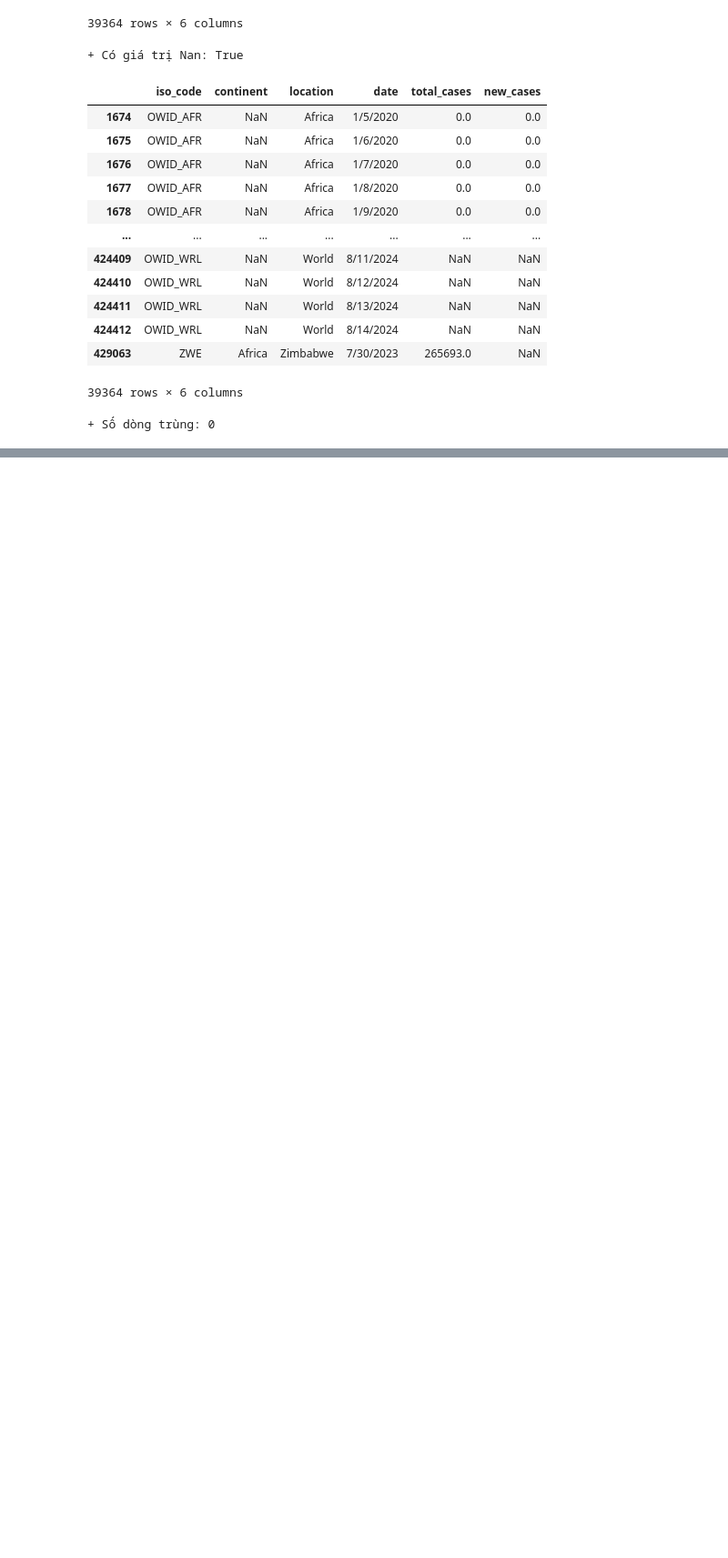
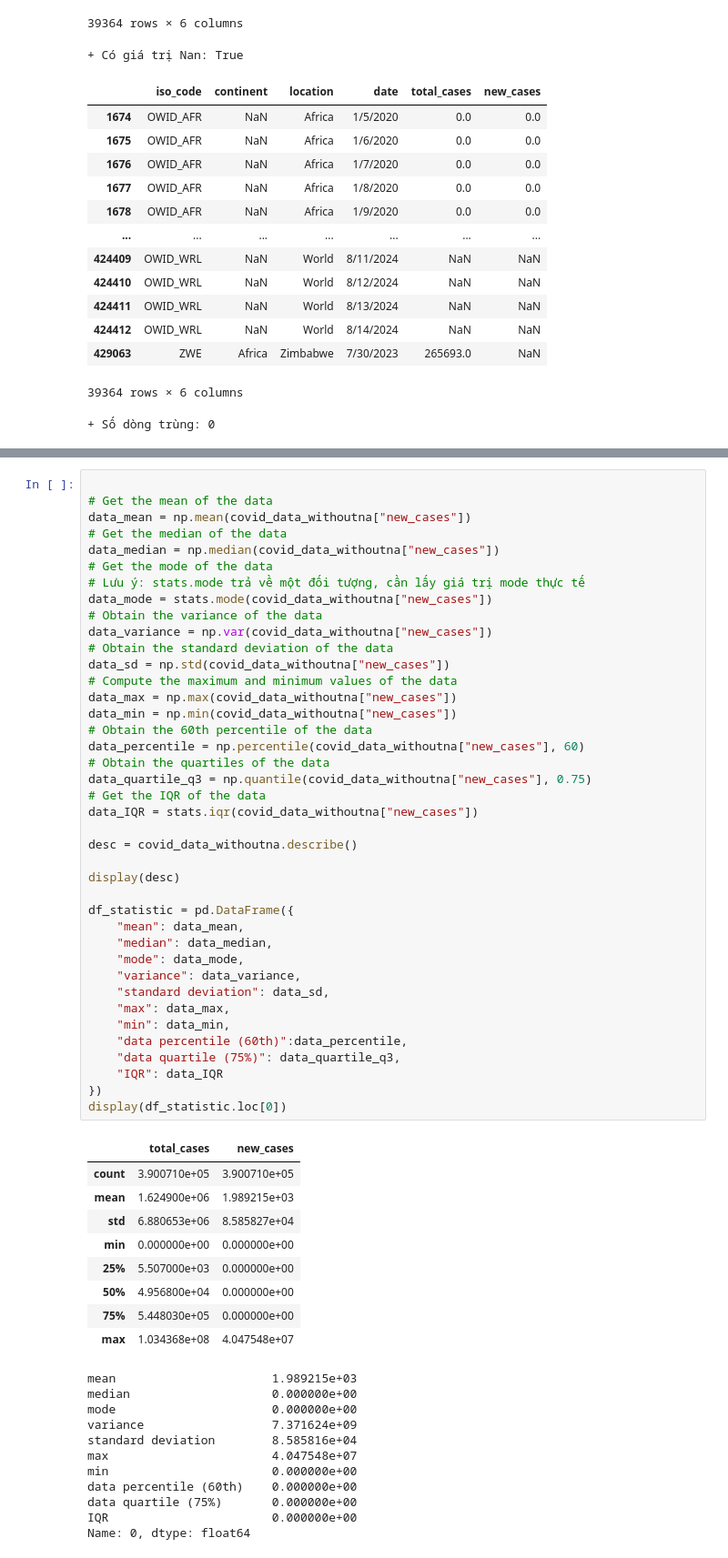
Before and after one commit to TonOfWeight072501/sgu_kpdl, a Jupyter notebook: covid.ipynb, the cells around one changed output, grey strips where cells are left out. Shown at 91% size. Saved outputs shown, nothing was run; the diff lists cells and outputs as text; blank space fills up the shorter version.

```diff
--- a/covid.ipynb
+++ b/covid.ipynb
@@ -82,3 +87,64 @@ covid_data_withoutna.shape
+# %%
+
+# Get the mean of the data
+data_mean = np.mean(covid_data_withoutna["new_cases"])
+# Get the median of the data
+data_median = np.median(covid_data_withoutna["new_cases"])
+# Get the mode of the data
+# Lưu ý: stats.mode trả về một đối tượng, cần lấy giá trị mode thực tế
+data_mode = stats.mode(covid_data_withoutna["new_cases"])
+# Obtain the variance of the data
+data_variance = np.var(covid_data_withoutna["new_cases"])
+# Obtain the standard deviation of the data
+data_sd = np.std(covid_data_withoutna["new_cases"])
+# Compute the maximum and minimum values of the data
+data_max = np.max(covid_data_withoutna["new_cases"])
+data_min = np.min(covid_data_withoutna["new_cases"])
+# Obtain the 60th percentile of the data
+data_percentile = np.percentile(covid_data_withoutna["new_cases"], 60)
+# Obtain the quartiles of the data
+data_quartile_q3 = np.quantile(covid_data_withoutna["new_cases"], 0.75)
+# Get the IQR of the data
+data_IQR = stats.iqr(covid_data_withoutna["new_cases"])
+
+desc = covid_data_withoutna.describe()
+
+display(desc)
+
+df_statistic = pd.DataFrame({
+    "mean": data_mean,
+    "median": data_median,
+    "mode": data_mode,
+    "variance": data_variance,
+    "standard deviation": data_sd,
+    "max": data_max,
+    "min": data_min,
+    "data percentile (60th)":data_percentile,
+    "data quartile (75%)": data_quartile_q3,
+    "IQR": data_IQR
+})
+display(df_statistic.loc[0])
+# %% [output]
+|  | total_cases | new_cases |
+| count | 3.900710e+05 | 3.900710e+05 |
+| mean | 1.624900e+06 | 1.989215e+03 |
+| std | 6.880653e+06 | 8.585827e+04 |
+| min | 0.000000e+00 | 0.000000e+00 |
+| 25% | 5.507000e+03 | 0.000000e+00 |
+| 50% | 4.956800e+04 | 0.000000e+00 |
+| 75% | 5.448030e+05 | 0.000000e+00 |
+| max | 1.034368e+08 | 4.047548e+07 |
+mean                      1.989215e+03
+median                    0.000000e+00
+mode                      0.000000e+00
+variance                  7.371624e+09
+standard deviation        8.585816e+04
+max                       4.047548e+07
+min                       0.000000e+00
+data percentile (60th)    0.000000e+00
+data quartile (75%)       0.000000e+00
+IQR                       0.000000e+00
+Name: 0, dtype: float64
 # %%
 
 # Get the mean of the data
```
Also changed, not shown: parts of 2 cells of this notebook, 14 other files.
